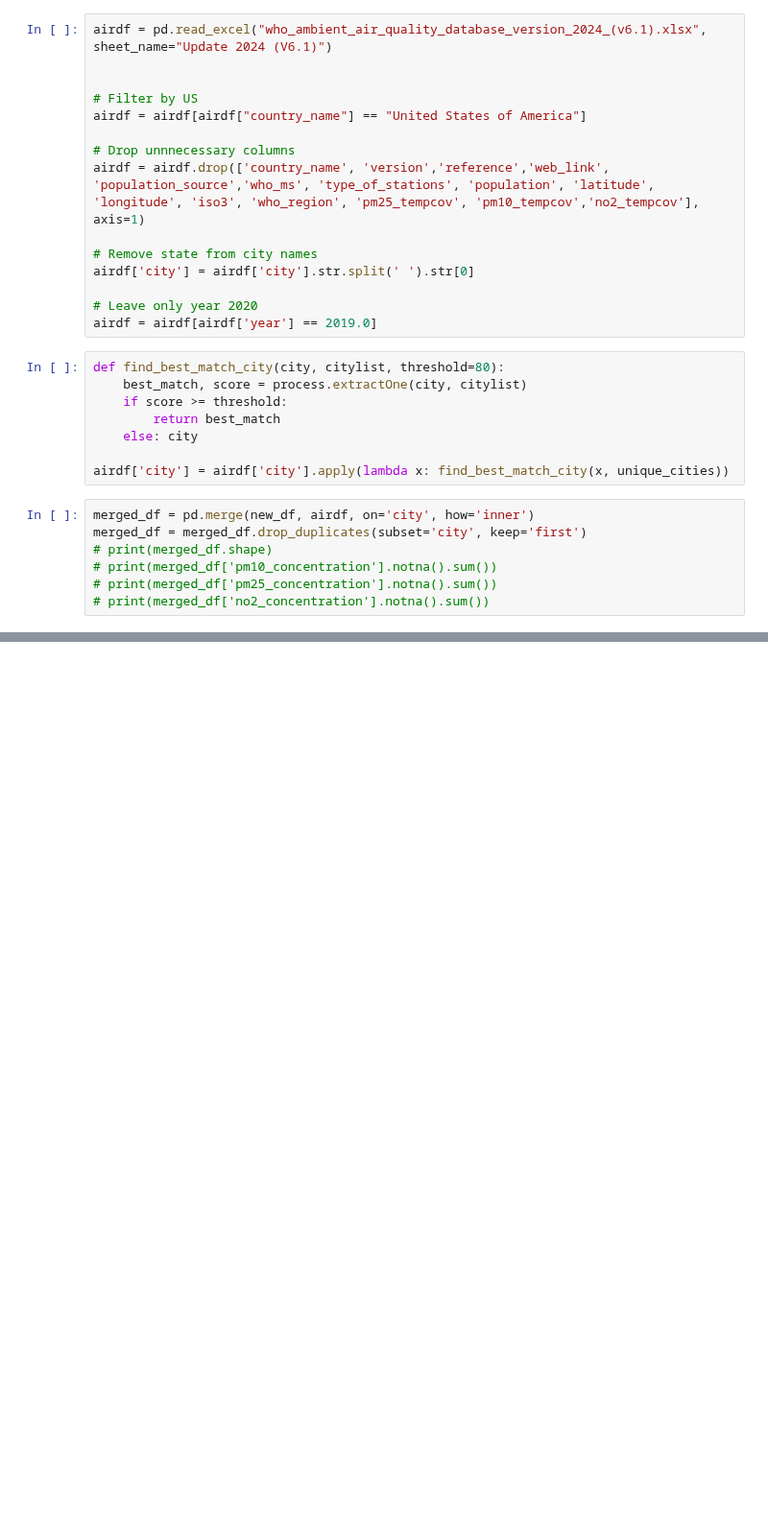
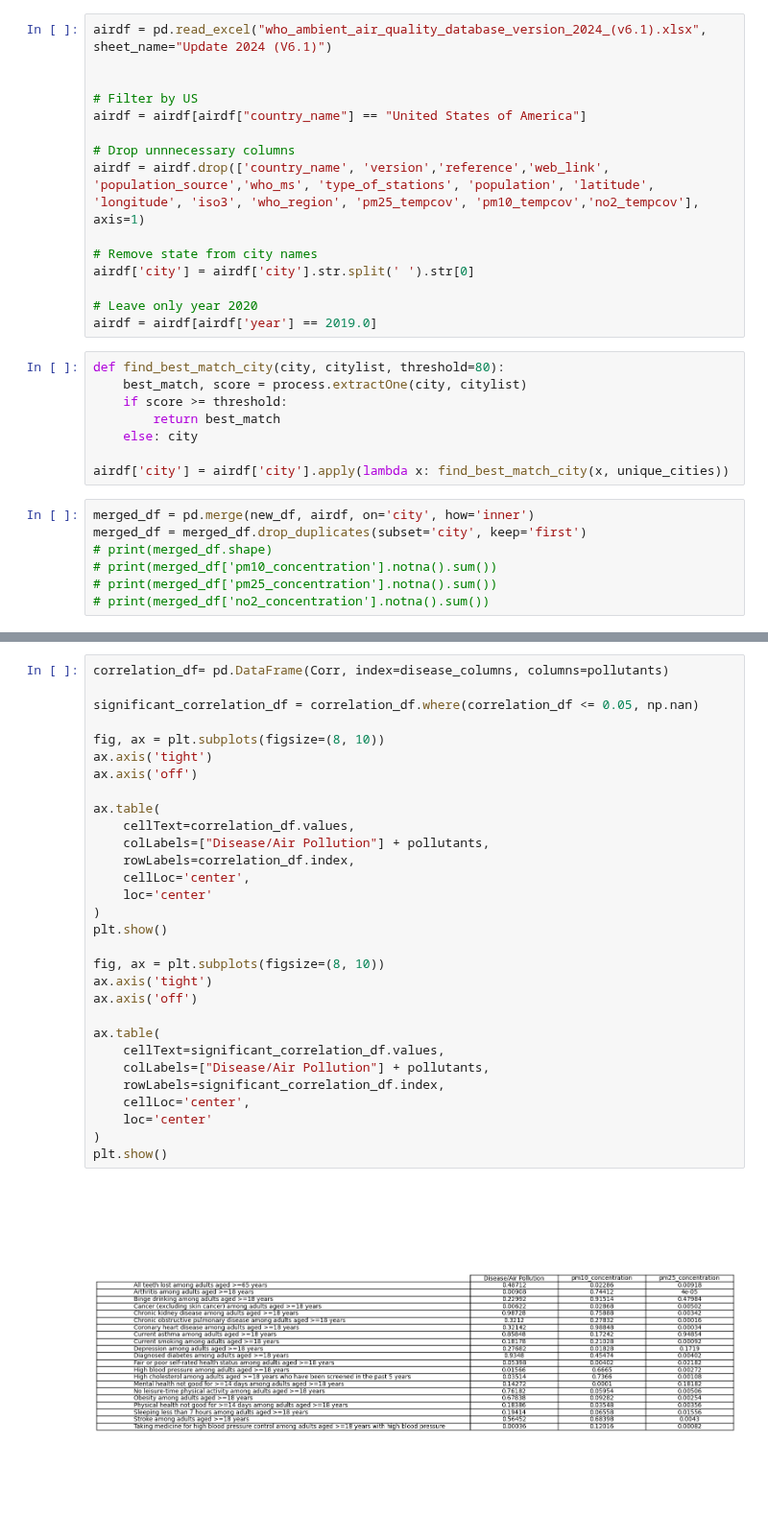
Before and after one commit to filoooooonov/pse-project, a Jupyter notebook: project.ipynb, the cells around one changed output, grey strips where cells are left out. Shown at 96% size. Cells and saved outputs as stored; diff of their text form; blank space fills up the shorter version.

```diff
--- a/project.ipynb
+++ b/project.ipynb
@@ -147,0 +325,32 @@ Correlation between health measures and air pollutants:
+# %%
+correlation_df= pd.DataFrame(Corr, index=disease_columns, columns=pollutants)
+
+significant_correlation_df = correlation_df.where(correlation_df <= 0.05, np.nan)
+
+fig, ax = plt.subplots(figsize=(8, 10))
+ax.axis('tight')
+ax.axis('off')
+
+ax.table(
+    cellText=correlation_df.values,
+    colLabels=["Disease/Air Pollution"] + pollutants,
+    rowLabels=correlation_df.index,
+    cellLoc='center',
+    loc='center'
+)
+plt.show()
+
+fig, ax = plt.subplots(figsize=(8, 10))
+ax.axis('tight')
+ax.axis('off')
+
+ax.table(
+    cellText=significant_correlation_df.values,
+    colLabels=["Disease/Air Pollution"] + pollutants,
+    rowLabels=significant_correlation_df.index,
+    cellLoc='center',
+    loc='center'
+)
+plt.show()
+# %% [output]
+[figure, added]
```
Also changed, not shown: parts of 9 cells of this notebook.
